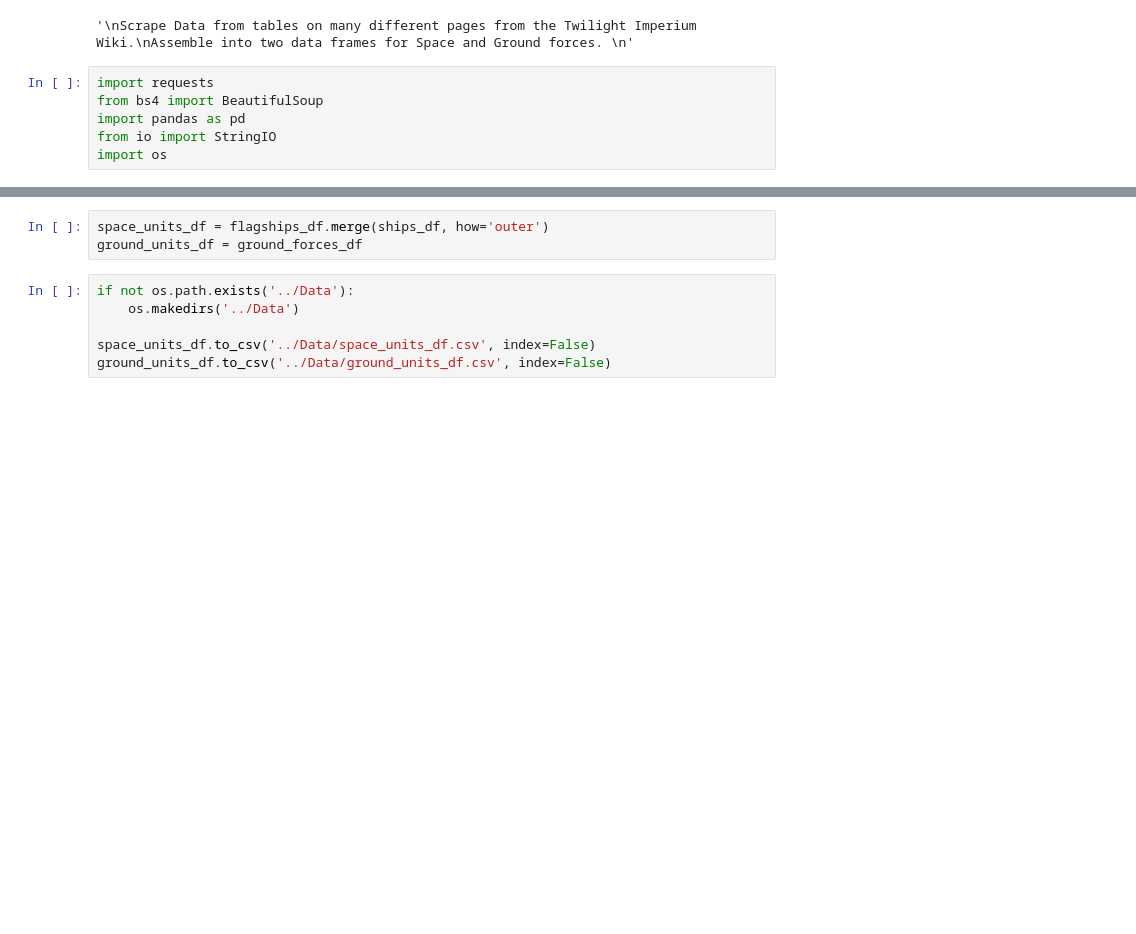
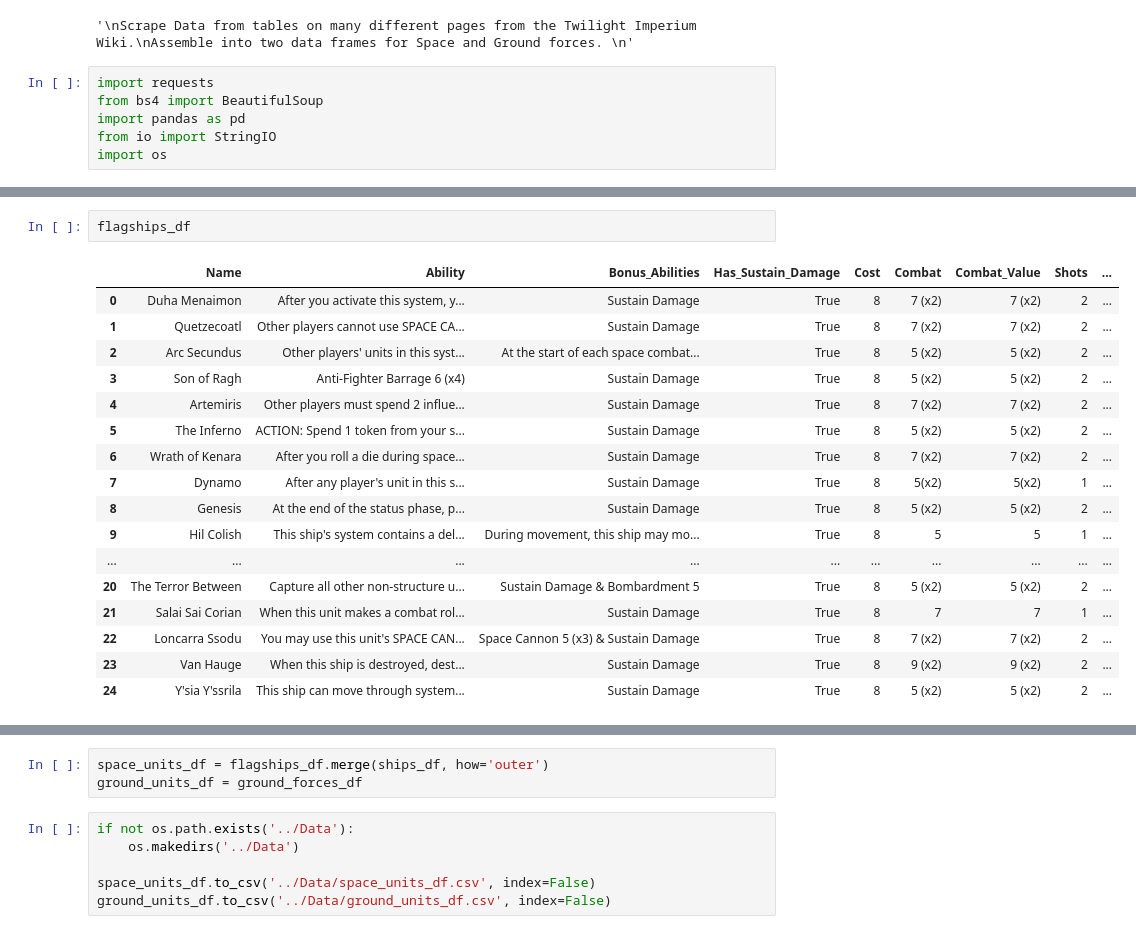
Before and after one commit to Kyle-Maher/twilight-imperium, a Jupyter notebook: Main/[1] webpage_scrape.ipynb, the cells around one changed output, grey strips where cells are left out. Drawn from its saved outputs; the diff is of its cells as text; blank space fills up the shorter version.

```diff
--- a/Main/[1] webpage_scrape.ipynb
+++ b/Main/[1] webpage_scrape.ipynb
@@ -78,6 +83,26 @@ flagships_df = pd.DataFrame(all_flagships, index=factions)
 flagships_df['Faction'] = flagships_df.index
 flagships_df = flagships_df.reset_index(drop=True)
 # flagships_df
+# %%
+flagships_df
+# %% [output]
+|  | Name | Ability | Bonus_Abilities | Has_Sustain_Damage | Cost | Combat | Combat_Value | Shots | ... |
+| 0 | Duha Menaimon | After you activate this system, y... | Sustain Damage | True | 8 | 7 (x2) | 7 (x2) | 2 | ... |
+| 1 | Quetzecoatl | Other players cannot use SPACE CA... | Sustain Damage | True | 8 | 7 (x2) | 7 (x2) | 2 | ... |
+| 2 | Arc Secundus | Other players' units in this syst... | At the start of each space combat... | True | 8 | 5 (x2) | 5 (x2) | 2 | ... |
+| 3 | Son of Ragh | Anti-Fighter Barrage 6 (x4) | Sustain Damage | True | 8 | 5 (x2) | 5 (x2) | 2 | ... |
+| 4 | Artemiris | Other players must spend 2 influe... | Sustain Damage | True | 8 | 7 (x2) | 7 (x2) | 2 | ... |
+| 5 | The Inferno | ACTION: Spend 1 token from your s... | Sustain Damage | True | 8 | 5 (x2) | 5 (x2) | 2 | ... |
+| 6 | Wrath of Kenara | After you roll a die during space... | Sustain Damage | True | 8 | 7 (x2) | 7 (x2) | 2 | ... |
+| 7 | Dynamo | After any player's unit in this s... | Sustain Damage | True | 8 | 5(x2) | 5(x2) | 1 | ... |
+| 8 | Genesis | At the end of the status phase, p... | Sustain Damage | True | 8 | 5 (x2) | 5 (x2) | 2 | ... |
+| 9 | Hil Colish | This ship's system contains a del... | During movement, this ship may mo... | True | 8 | 5 | 5 | 1 | ... |
+| ... | ... | ... | ... | ... | ... | ... | ... | ... | ... |
+| 20 | The Terror Between | Capture all other non-structure u... | Sustain Damage & Bombardment 5 | True | 8 | 5 (x2) | 5 (x2) | 2 | ... |
+| 21 | Salai Sai Corian | When this unit makes a combat rol... | Sustain Damage | True | 8 | 7 | 7 | 1 | ... |
+| 22 | Loncarra Ssodu | You may use this unit's SPACE CAN... | Space Cannon 5 (x3) & Sustain Damage | True | 8 | 7 (x2) | 7 (x2) | 2 | ... |
+| 23 | Van Hauge | When this ship is destroyed, dest... | Sustain Damage | True | 8 | 9 (x2) | 9 (x2) | 2 | ... |
+| 24 | Y'sia Y'ssrila | This ship can move through system... | Sustain Damage | True | 8 | 5 (x2) | 5 (x2) | 2 | ... |
 # %%
 # OTHER SHIPS
 
```
Also changed, not shown: parts of 4 cells of this notebook.
